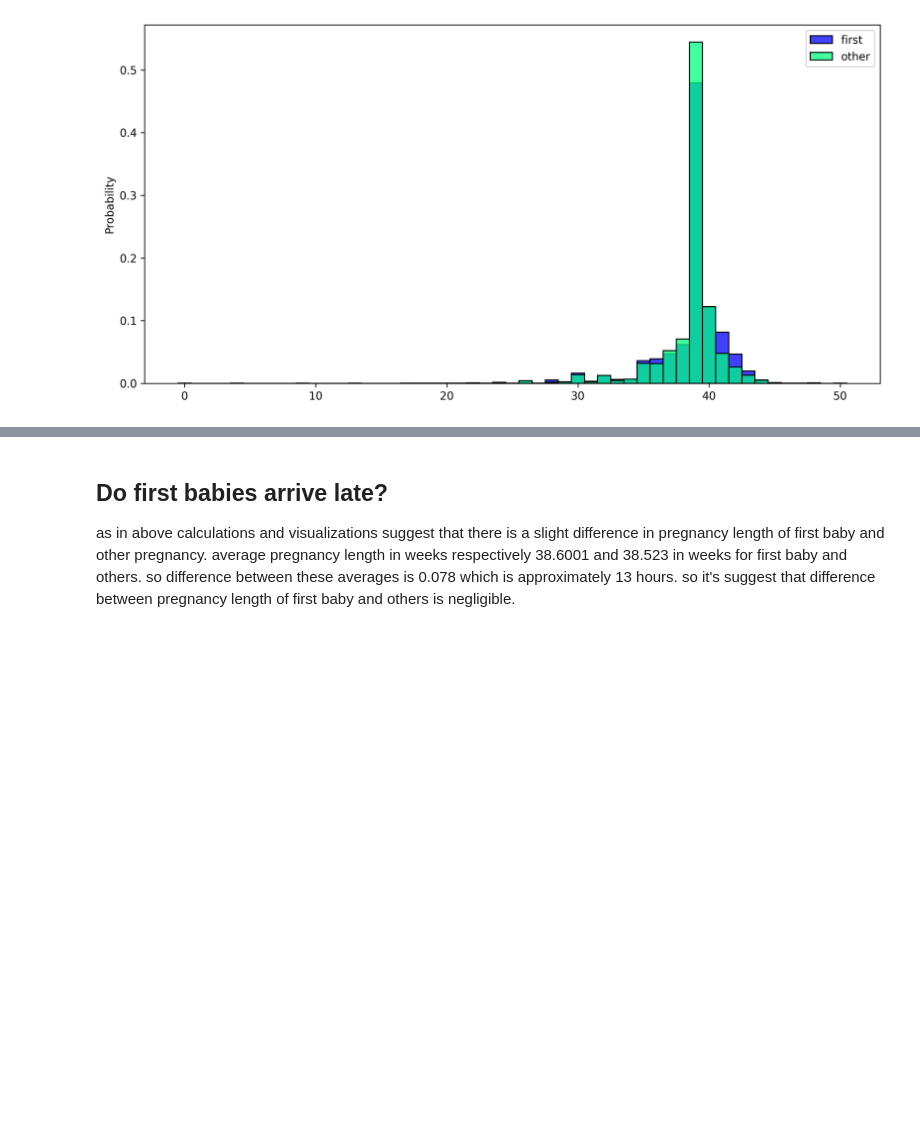
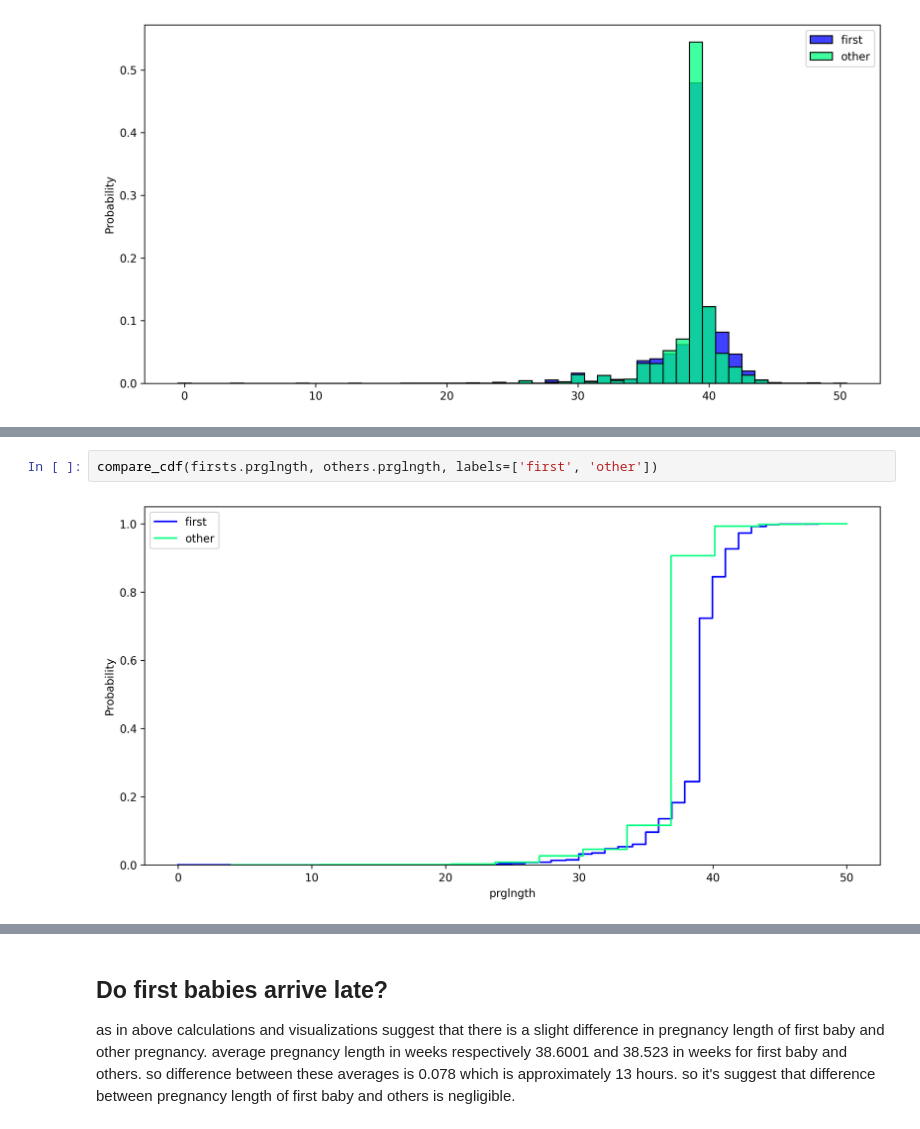
Before and after one commit to ashen007/NFG_Analysis, a Jupyter notebook: notebooks/NSFG.ipynb, the cells around one changed output, grey strips where cells are left out. Cells and saved outputs as stored; diff of their text form; blank space fills up the shorter version.

```diff
--- a/notebooks/NSFG.ipynb
+++ b/notebooks/NSFG.ipynb
@@ -264,0 +283,4 @@ Name: totalwgt_lb, Length: 329, dtype: float64
+# %%
+compare_cdf(firsts.prglngth, others.prglngth, labels=['first', 'other'])
+# %% [output]
+[figure, added]
```
Also changed, not shown: parts of 14 cells of this notebook, 2 other files.
